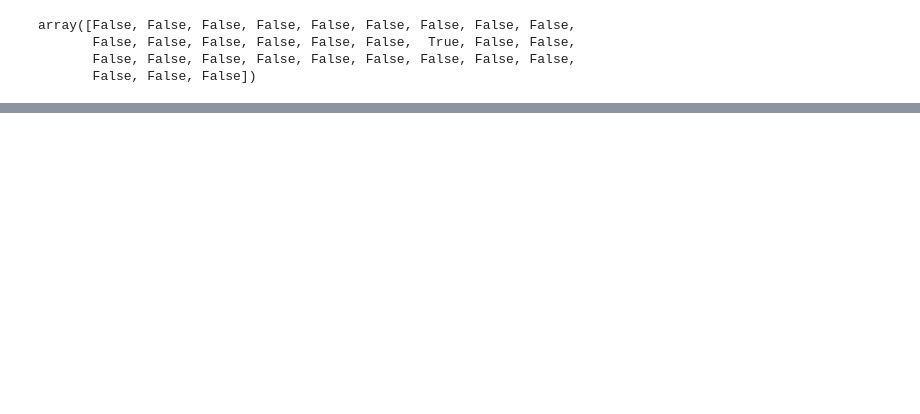
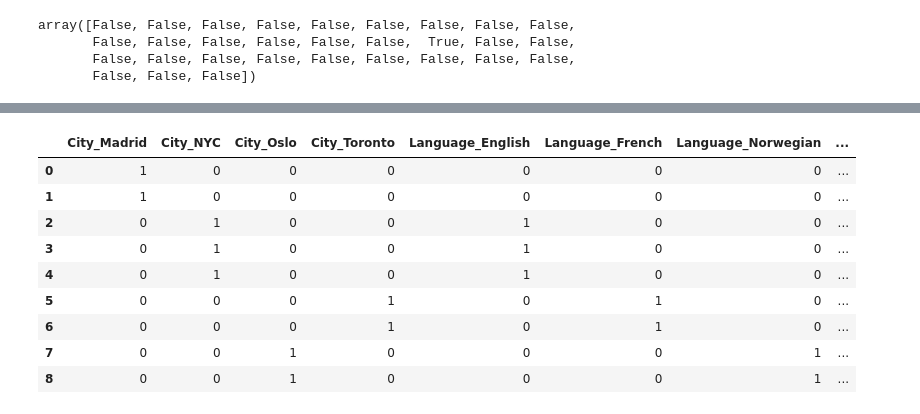
Before and after one commit to albertoromv/thebridge_ft_sep22, a Jupyter notebook: 3-Machine Learning/1-Feature Engineering/1.2 Categóricas/Práctica/2_FeatureEngineering_CategoricalData_ejercicios -clase.ipynb, the cells around one changed output, grey strips where cells are left out. Saved outputs shown, nothing was run; the diff lists cells and outputs as text; code cells hidden in the pictures; blank space fills up the shorter version.

```diff
--- a/3-Machine Learning/1-Feature Engineering/1.2 Categóricas/Práctica/2_FeatureEngineering_CategoricalData_ejercicios -clase.ipynb
+++ b/3-Machine Learning/1-Feature Engineering/1.2 Categóricas/Práctica/2_FeatureEngineering_CategoricalData_ejercicios -clase.ipynb
@@ -281,0 +443,4 @@ Index(['#', 'Name', 'Type 2', 'Total', 'HP', 'Attack', 'Defense', 'Sp. Atk',
+# %%
+df = pd.DataFrame({'City': ['Madrid', 'Madrid', 'NYC', 'NYC', 'NYC', 'Toronto', 'Toronto', 'Oslo', 'Oslo'],
+                   'Language': ['Spanish', 'Spanish', 'English', 'English', 'English', 'French', 'French', 'Norwegian', 'Norwegian'],
+                  'Country': ['Spain', 'Spain', 'USA', 'USA', 'USA', 'Canada', 'Canada', 'Norway', 'Norway']})
@@ -281,0 +461,13 @@ Index(['#', 'Name', 'Type 2', 'Total', 'HP', 'Attack', 'Defense', 'Sp. Atk',
+# %%
+pd.get_dummies(df)
+# %% [output]
+|  | City_Madrid | City_NYC | City_Oslo | City_Toronto | Language_English | Language_French | Language_Norwegian | ... |
+| 0 | 1 | 0 | 0 | 0 | 0 | 0 | 0 | ... |
+| 1 | 1 | 0 | 0 | 0 | 0 | 0 | 0 | ... |
+| 2 | 0 | 1 | 0 | 0 | 1 | 0 | 0 | ... |
+| 3 | 0 | 1 | 0 | 0 | 1 | 0 | 0 | ... |
+| 4 | 0 | 1 | 0 | 0 | 1 | 0 | 0 | ... |
+| 5 | 0 | 0 | 0 | 1 | 0 | 1 | 0 | ... |
+| 6 | 0 | 0 | 0 | 1 | 0 | 1 | 0 | ... |
+| 7 | 0 | 0 | 1 | 0 | 0 | 0 | 1 | ... |
+| 8 | 0 | 0 | 1 | 0 | 0 | 0 | 1 | ... |
```
Also changed, not shown: parts of 55 cells of this notebook, 4 other files.
